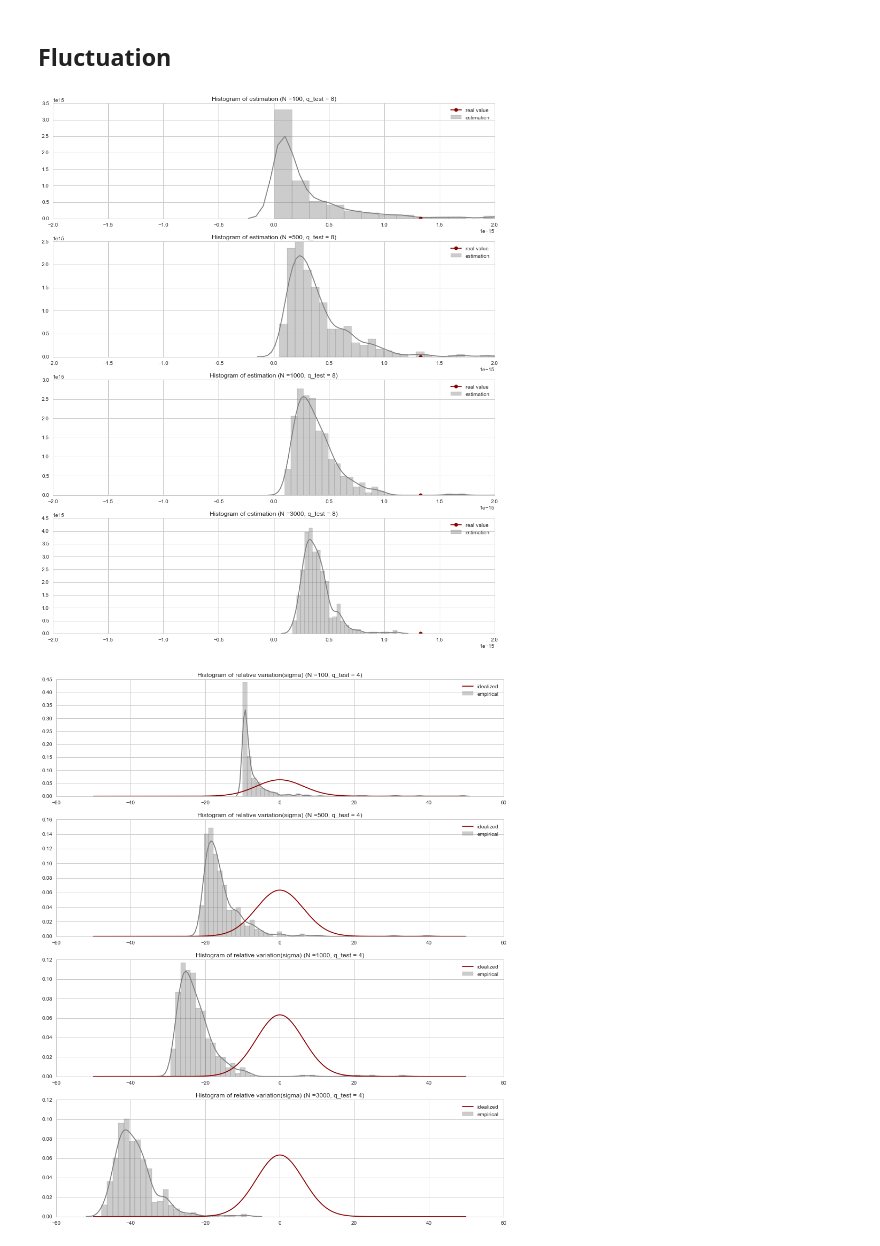
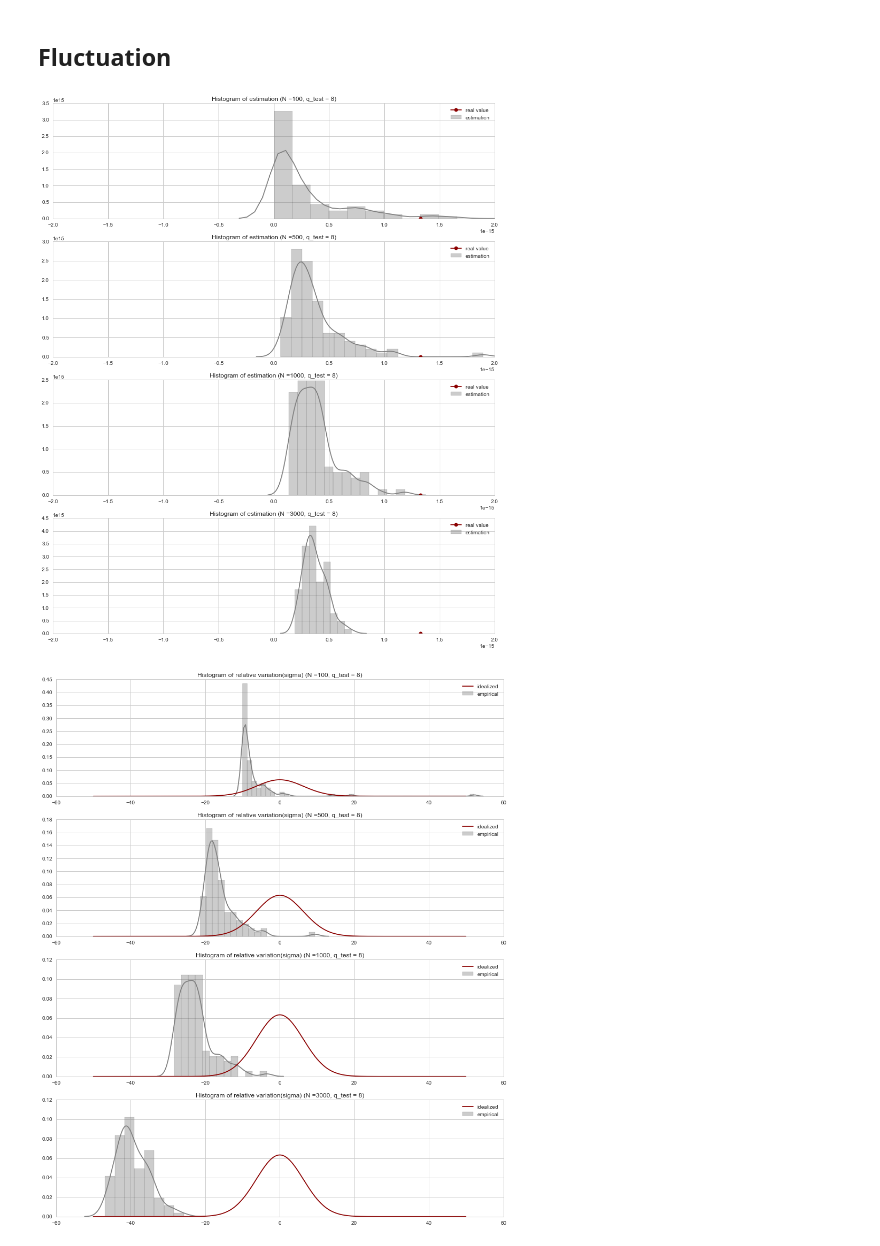
Before and after one commit to MGIMM/Rare-Events, a Jupyter notebook: simulation/Fluctuation_analysis_fixed_level_(toy_example).ipynb, the cells around one changed output. Saved outputs shown, nothing was run; the diff lists cells and outputs as text; code cells hidden in the pictures.

```diff
--- a/simulation/Fluctuation_analysis_fixed_level_(toy_example).ipynb
+++ b/simulation/Fluctuation_analysis_fixed_level_(toy_example).ipynb
@@ -27,7 +27,8 @@ p = (1-norm.cdf(q_test))*2
 p_0 = 0.75 #success rate
 n_0 = int(np.log(p)/np.log(p_0))
 r = p/(p_0**n_0)
-sigma_theoretical = np.sqrt(n_0*(1-p_0)/p_0 + (1-r)/r)
+# sigma_theoretical = np.sqrt(n_0*(1-p_0)/p_0 + (1-r)/r)
+sigma_theoretical = np.sqrt(n_0*(1-p_0)/p_0)
 print ("p_0 = ", p_0, '\t n_0 =',n_0,"\t r = ",r)
 
 L = [-np.Inf]
@@ -153,7 +154,7 @@ simulation_fixed_levels(real_p = p ,N = 1000, L = L_ideal
 # %%
 list_N = [100,500,1000,3000]
 n_choice_N = len(list_N)
-n_sim = 500
+n_sim = 100
 
 sim_N =[[ [] for j in range(n_sim)] for i in range(n_choice_N)]
 print ("Total number of simulation: ", n_choice_N)
@@ -194,21 +195,21 @@ for i in range(n_choice_N):
     plt.legend()
     plt.xlim([-2e-15,2e-15])
 # %% [output]
-[figure, old version]
+[figure, new version]
 # %%
 ##fluctuation of variance(sigma)
 plt.figure(figsize = [15,18])
 for i in range(n_choice_N):
     plt.subplot(n_choice_N,1,i+1)
 
     sns.distplot(sigma_relative_variation_sim[i] , label = "empirical",color = "grey")
-    plt.title('Histogram of relative variation(sigma) (N ='+str(list_N[i])+', q_test = 4)')
+    plt.title('Histogram of relative variation(sigma) (N ='+str(list_N[i])+', q_test = 8)')
     x = np.arange(-50,50,0.1)
     plt.plot(x,norm.pdf(x,0,sigma_theoretical), label = "idealized", color = "darkred")
     plt.legend()
     #plt.xlim([-50,50])
 # %% [output]
-[figure, old version]
+[figure, new version]
 # %%
 plt.figure(figsize = [10,5])
 plt.plot(list_N, std_sqrtN/ np.sqrt(list_N), label = "simulated", marker = 'o',color ="grey")
```
Also changed, not shown: parts of 7 cells of this notebook, 2 other files.
